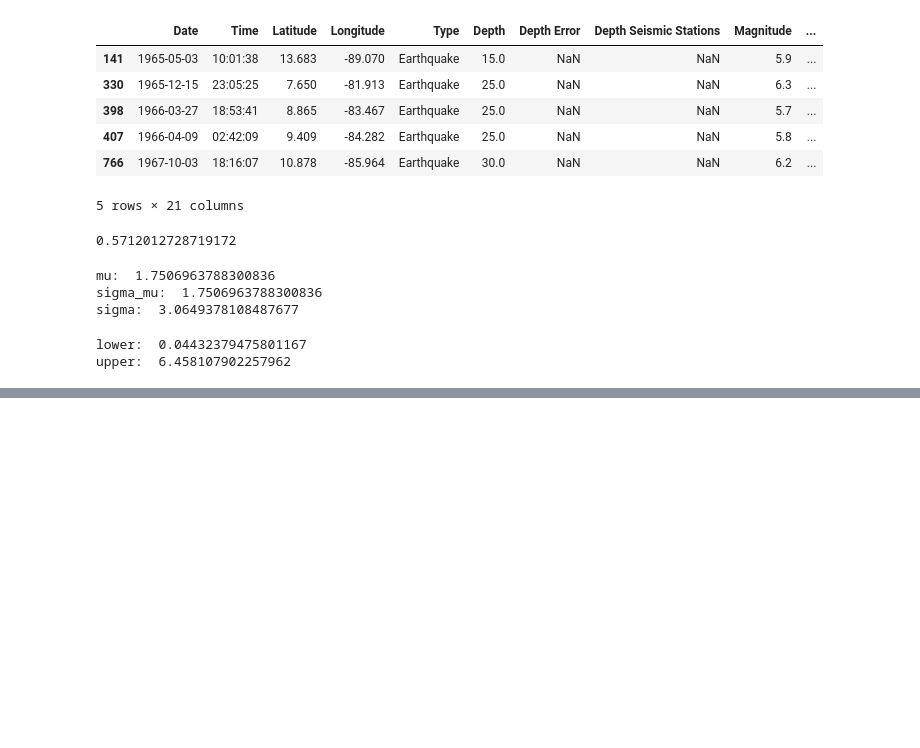
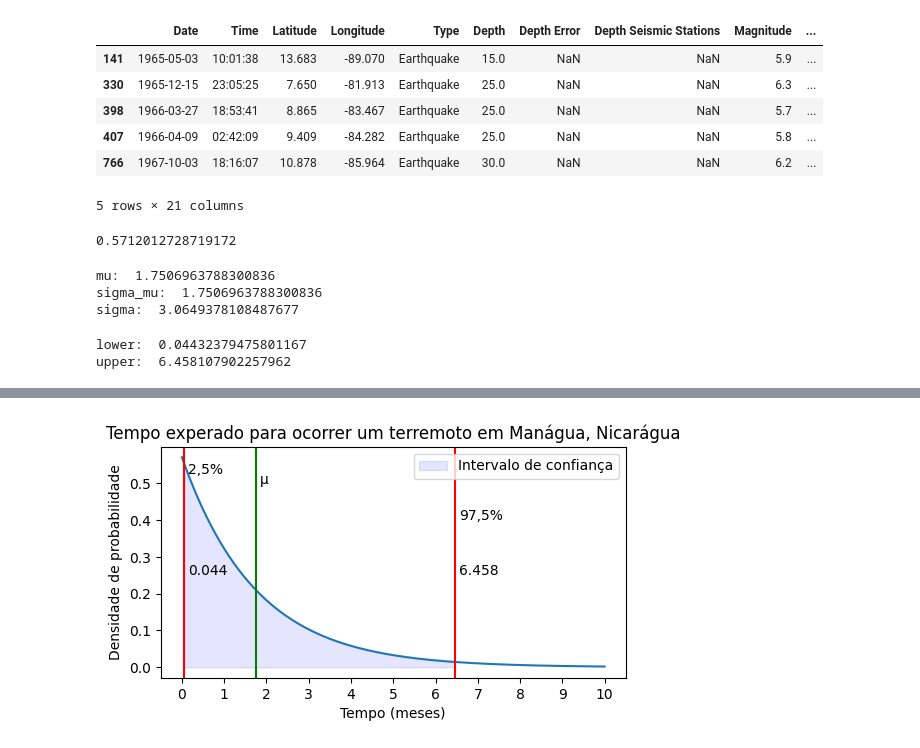
Before and after one commit to Gubscruz/APS5-CDADOS-GP8, a Jupyter notebook: aps_5.ipynb, the cells around one changed output, grey strips where cells are left out. Saved outputs shown, nothing was run; the diff lists cells and outputs as text; code cells hidden in the pictures; blank space fills up the shorter version.

```diff
--- a/aps_5.ipynb
+++ b/aps_5.ipynb
@@ -92,0 +95,26 @@ plt.show()
+# %%
+# Intervalo de confiança
+x = np.linspace(0, 10, 1000)
+y = st.expon.pdf(x, scale=mu)
+
+plt.figure(figsize=(6, 3))
+plt.title('Tempo experado para ocorrer um terremoto em Manágua, Nicarágua')
+plt.xlabel('Tempo (meses)')
+plt.ylabel('Densidade de probabilidade')
+plt.xticks(np.arange(0, 11, 1))
+plt.yticks(np.arange(0, 1, 0.1))
+plt.plot(x, y)
+plt.axvline(x=lower, color='red')
+plt.axvline(x=upper, color='red')
+plt.axvline(x=mu, color='green')
+plt.text(upper + 0.1, 0.4, '97,5%')
+plt.text(upper + 0.1, 0.25, '6.458')
+plt.text(mu + 0.1, 0.5, 'μ')
+plt.text(lower + 0.1, 0.525, '2,5%')
+plt.text(lower + 0.1, 0.25, '0.044')
+area = plt.fill_between(x, y, where=(x >= lower) & (x <= upper), color='blue', alpha=0.1)
+legend_patch = patches.Patch(color=area.get_facecolor()[0], alpha=area.get_alpha(), label='Intervalo de confiança')
+plt.legend(handles=[legend_patch])
+plt.show()
+# %% [output]
+[figure, added]
```
Also changed, not shown: parts of 2 cells of this notebook, 1 other file.
